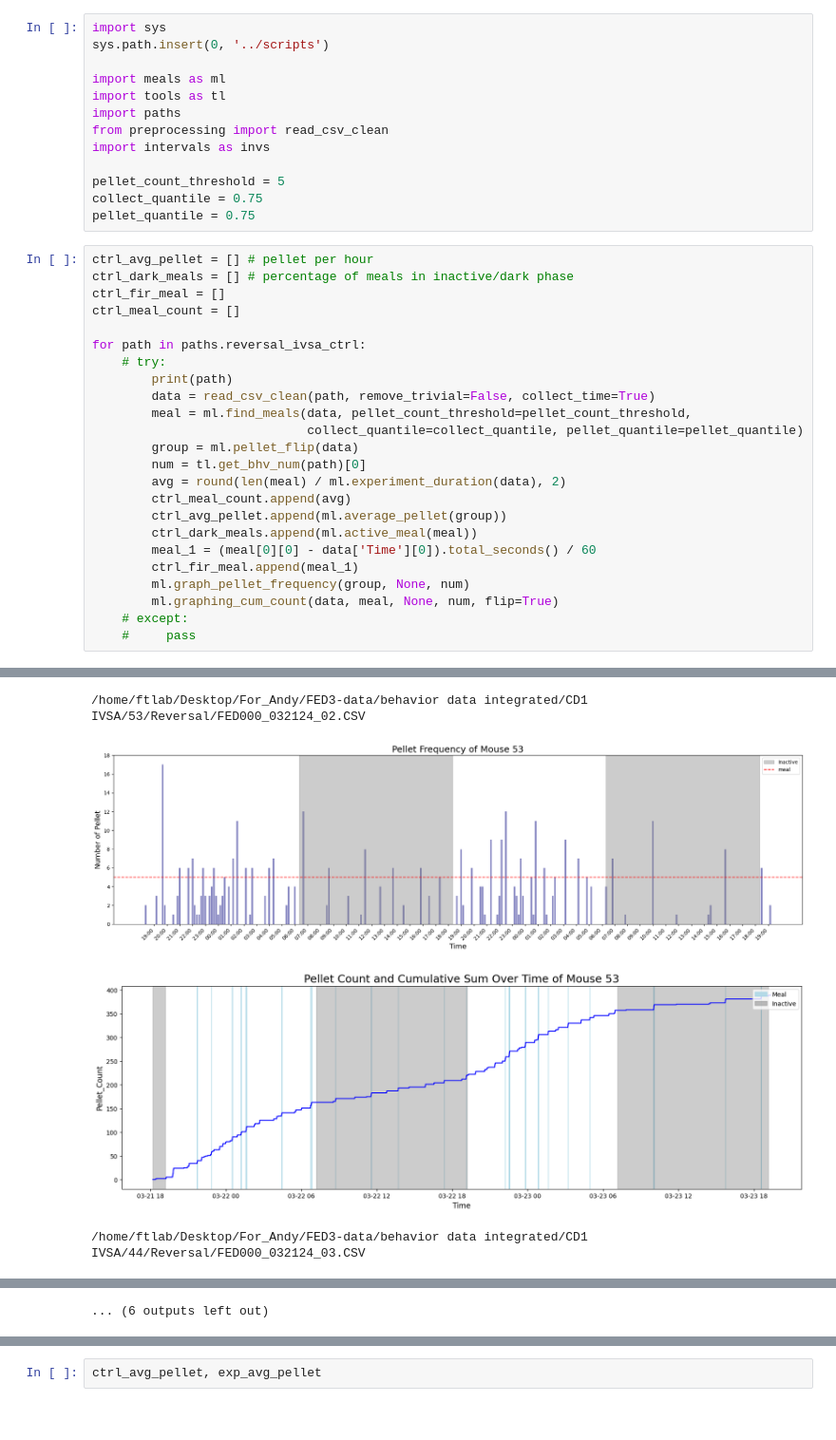
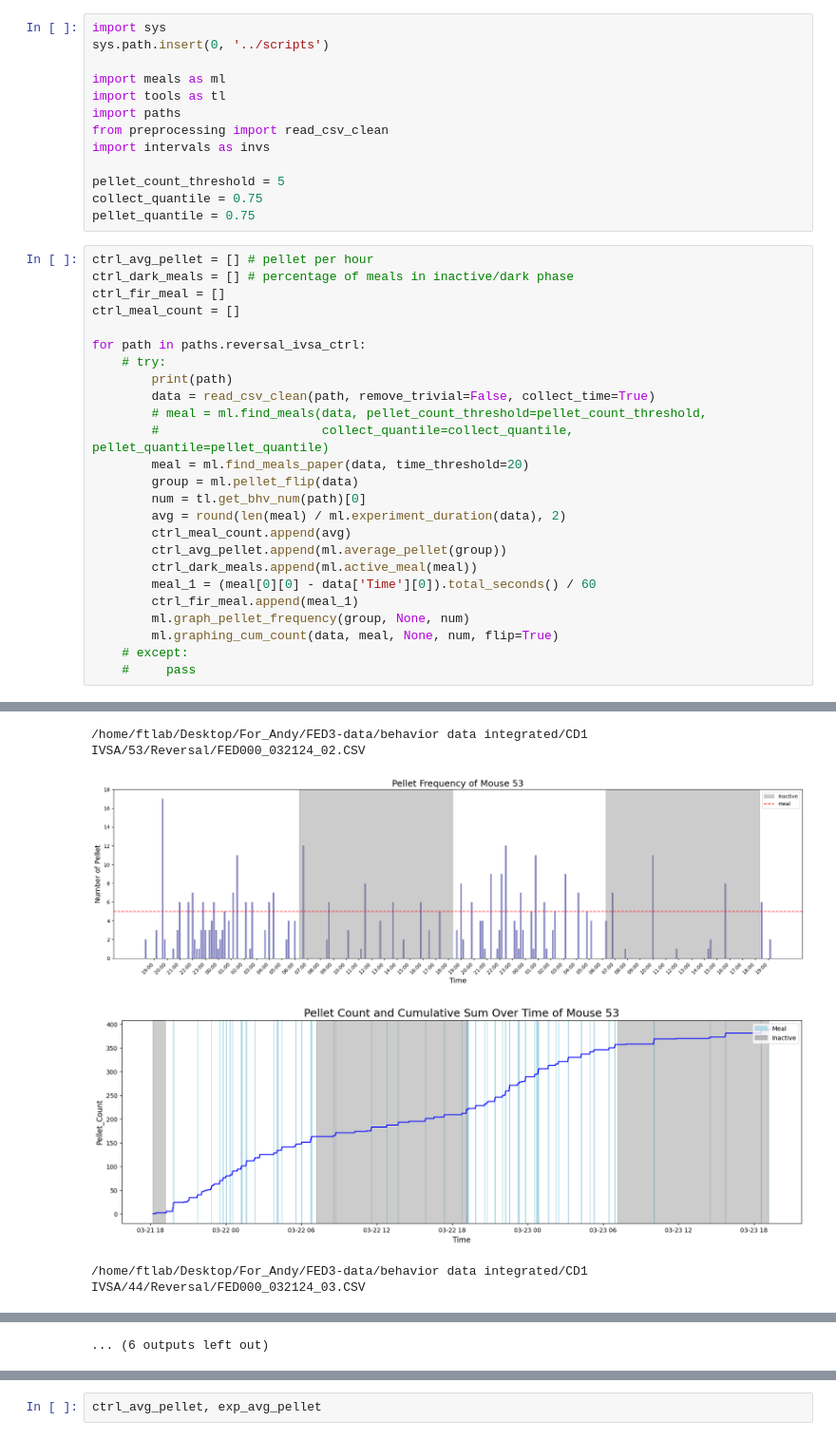
Before and after one commit to ftlabucsd/FEDUPP, a Jupyter notebook: CD1 IVSA/IVSA Rev meal.ipynb, the cells around one changed output, grey strips where cells are left out. Shown at 95% size. Saved outputs shown, nothing was run; the diff lists cells and outputs as text.

```diff
--- a/CD1 IVSA/IVSA Rev meal.ipynb
+++ b/CD1 IVSA/IVSA Rev meal.ipynb
@@ -21,8 +21,9 @@ for path in paths.reversal_ivsa_ctrl:
     # try:
         print(path)
         data = read_csv_clean(path, remove_trivial=False, collect_time=True)
-        meal = ml.find_meals(data, pellet_count_threshold=pellet_count_threshold,
-                             collect_quantile=collect_quantile, pellet_quantile=pellet_quantile)
+        # meal = ml.find_meals(data, pellet_count_threshold=pellet_count_threshold,
+        #                      collect_quantile=collect_quantile, pellet_quantile=pellet_quantile)
+        meal = ml.find_meals_paper(data, time_threshold=20)
         group = ml.pellet_flip(data)
         num = tl.get_bhv_num(path)[0]
         avg = round(len(meal) / ml.experiment_duration(data), 2)
@@ -45,5 +46,5 @@ for path in paths.reversal_ivsa_ctrl:
 /home/ftlab/Desktop/For_Andy/FED3-data/behavior data integrated/CD1 IVSA/53/Reversal/FED000_032124_02.CSV
 [figure]
-[figure, old version]
+[figure, new version]
 /home/ftlab/Desktop/For_Andy/FED3-data/behavior data integrated/CD1 IVSA/44/Reversal/FED000_032124_03.CSV
 [figure]
```
Also changed, not shown: parts of 8 cells of this notebook, 2 other files.
